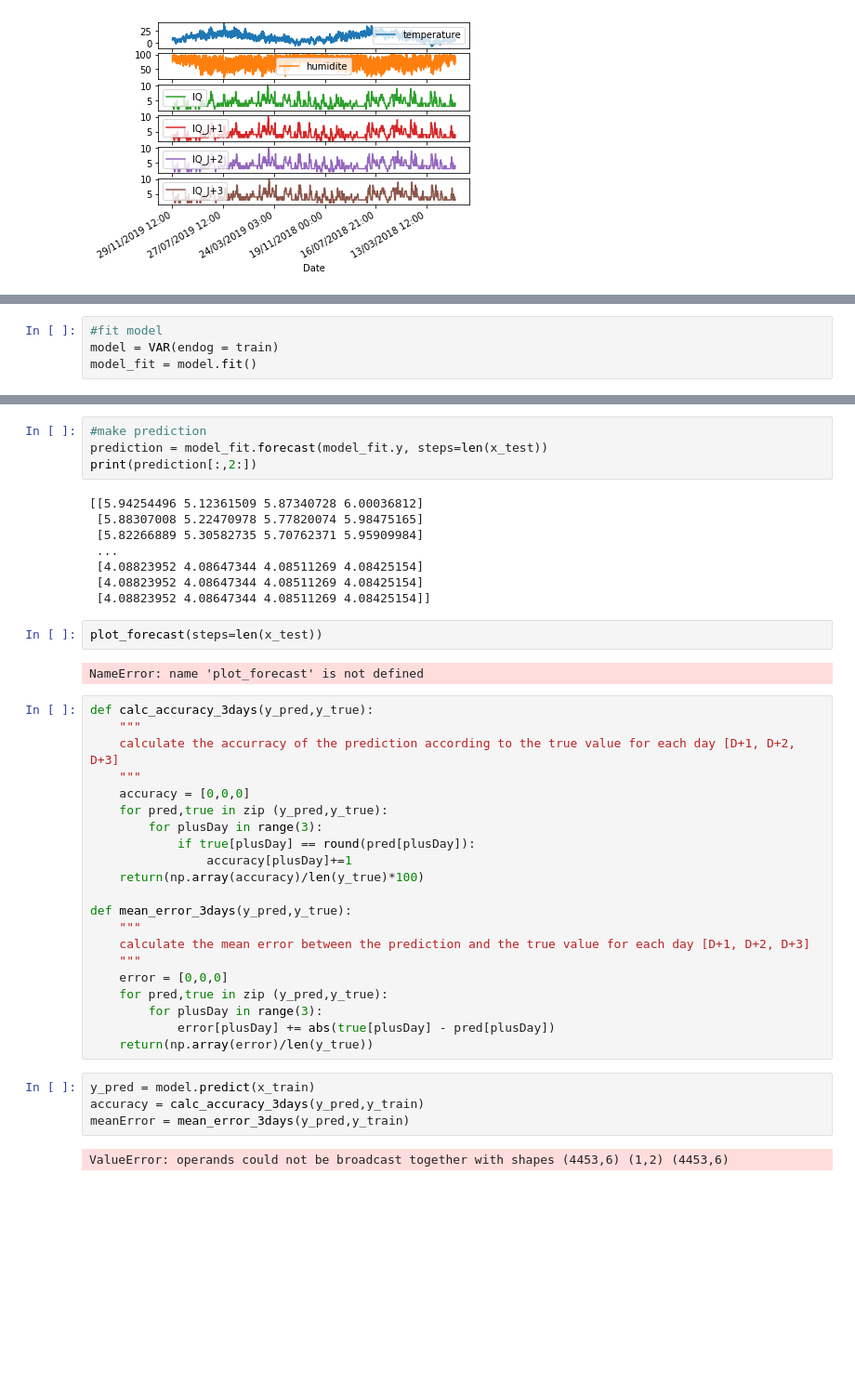
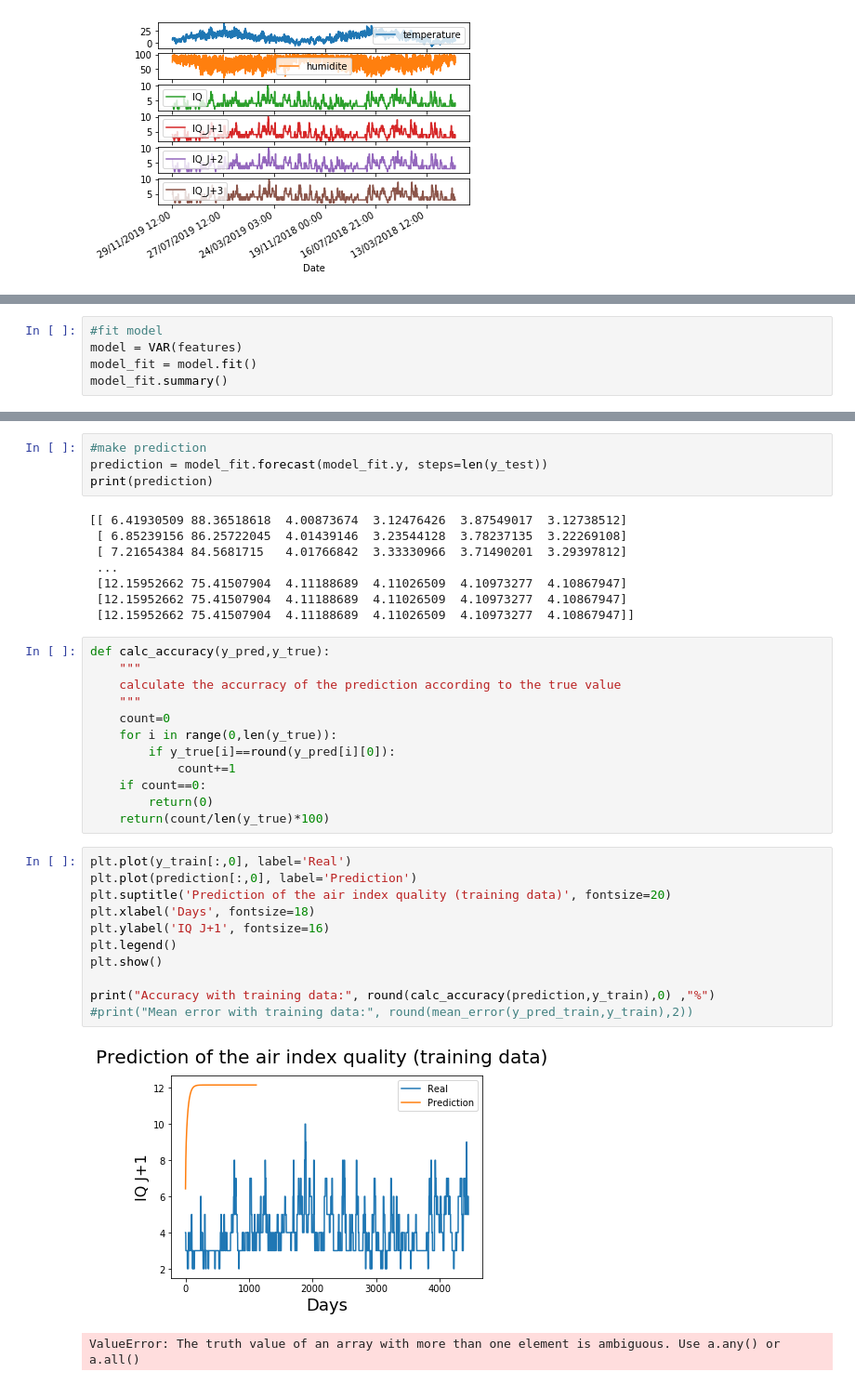
Before and after one commit to AlexandreVerept/AirIQ2, a Jupyter notebook: 0_ResearchWork/2_MathematicModel/VAR_model.ipynb, the cells around one changed output, grey strips where cells are left out. Shown at 93% size. Drawn from its saved outputs; the diff is of its cells as text; blank space fills up the shorter version.

Commit message:
Update2 VAR Model

```diff
--- a/0_ResearchWork/2_MathematicModel/VAR_model.ipynb
+++ b/0_ResearchWork/2_MathematicModel/VAR_model.ipynb
@@ -56,4 +111,5 @@ print(x_test.shape)
 # %%
 #fit model
-model = VAR(endog = train)
+model = VAR(features)
 model_fit = model.fit()
+model_fit.summary()
@@ -60,43 +134,38 @@ model_fit = model.fit()
 # %%
 #make prediction
-prediction = model_fit.forecast(model_fit.y, steps=len(x_test))
-print(prediction[:,2:])
+prediction = model_fit.forecast(model_fit.y, steps=len(y_test))
+print(prediction)
 # %% [output]
-[[5.94254496 5.12361509 5.87340728 6.00036812]
- [5.88307008 5.22470978 5.77820074 5.98475165]
- [5.82266889 5.30582735 5.70762371 5.95909984]
+[[ 6.41930509 88.36518618  4.00873674  3.12476426  3.87549017  3.12738512]
+ [ 6.85239156 86.25722045  4.01439146  3.23544128  3.78237135  3.22269108]
+ [ 7.21654384 84.5681715   4.01766842  3.33330966  3.71490201  3.29397812]
  ...
- [4.08823952 4.08647344 4.08511269 4.08425154]
- [4.08823952 4.08647344 4.08511269 4.08425154]
- [4.08823952 4.08647344 4.08511269 4.08425154]]
+ [12.15952662 75.41507904  4.11188689  4.11026509  4.10973277  4.10867947]
+ [12.15952662 75.41507904  4.11188689  4.11026509  4.10973277  4.10867947]
+ [12.15952662 75.41507904  4.11188689  4.11026509  4.10973277  4.10867947]]
-# %%
-plot_forecast(steps=len(x_test))
-# %% [output]
-NameError: name 'plot_forecast' is not defined
-# %%
-def calc_accuracy_3days(y_pred,y_true):
-    """
-    calculate the accurracy of the prediction according to the true value for each day [D+1, D+2, D+3]
-    """
-    accuracy = [0,0,0]
-    for pred,true in zip (y_pred,y_true):
-        for plusDay in range(3):
-            if true[plusDay] == round(pred[plusDay]):
-                accuracy[plusDay]+=1
-    return(np.array(accuracy)/len(y_true)*100)
-
-def mean_error_3days(y_pred,y_true):
-    """
-    calculate the mean error between the prediction and the true value for each day [D+1, D+2, D+3]
-    """
-    error = [0,0,0]
-    for pred,true in zip (y_pred,y_true):
-        for plusDay in range(3):
-            error[plusDay] += abs(true[plusDay] - pred[plusDay])
-    return(np.array(error)/len(y_true))
-# %%
-y_pred = model.predict(x_train)
-accuracy = calc_accuracy_3days(y_pred,y_train)
-meanError = mean_error_3days(y_pred,y_train)
-# %% [output]
-ValueError: operands could not be broadcast together with shapes (4453,6) (1,2) (4453,6)
+# %%
+def calc_accuracy(y_pred,y_true):
+    """
+    calculate the accurracy of the prediction according to the true value
+    """
+    count=0
+    for i in range(0,len(y_true)):
+        if y_true[i]==round(y_pred[i][0]):
+            count+=1
+    if count==0:
+        return(0)
+    return(count/len(y_true)*100)
+# %%
+plt.plot(y_train[:,0], label='Real')
+plt.plot(prediction[:,0], label='Prediction')
+plt.suptitle('Prediction of the air index quality (training data)', fontsize=20)
+plt.xlabel('Days', fontsize=18)
+plt.ylabel('IQ J+1', fontsize=16)
+plt.legend()
+plt.show()
+
+print("Accuracy with training data:", round(calc_accuracy(prediction,y_train),0) ,"%")
+#print("Mean error with training data:", round(mean_error(y_pred_train,y_train),2))
+# %% [output]
+[figure, added]
+ValueError: The truth value of an array with more than one element is ambiguous. Use a.any() or a.all()
```
Also changed, not shown: parts of 5 cells of this notebook, 3 other files.
